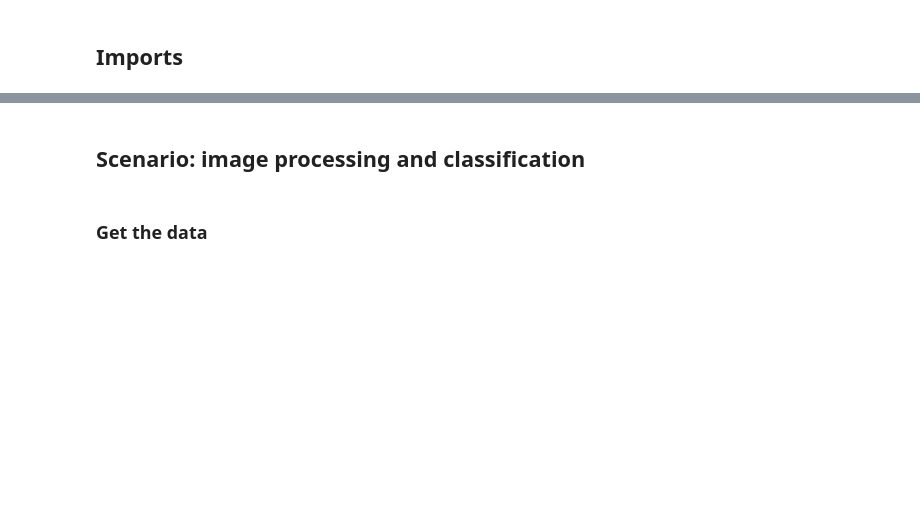
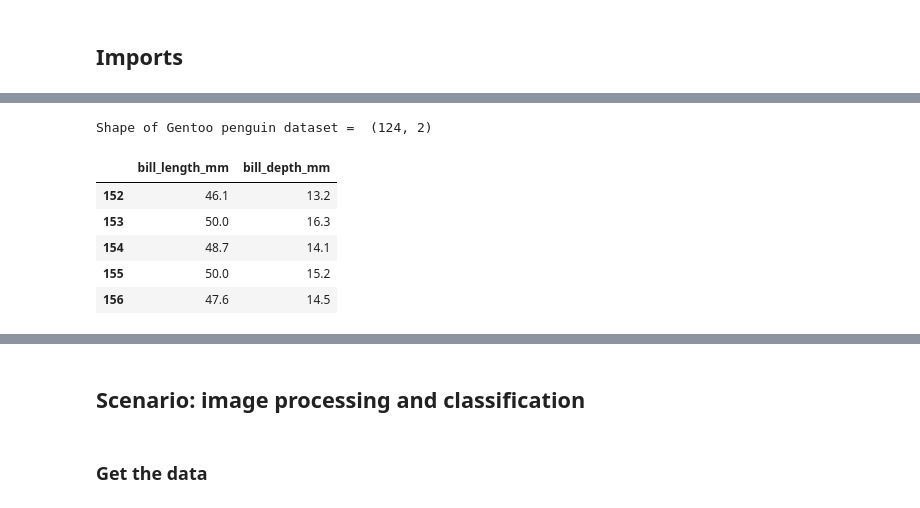
Before and after one commit to MLWorkshops/mlinterviews, a Jupyter notebook: machine_learning_foundations/Machine_Learning_Foundations.ipynb, the cells around one changed output, grey strips where cells are left out. Cells and saved outputs as stored; diff of their text form; code cells hidden in the pictures; blank space fills up the shorter version.

```diff
--- a/machine_learning_foundations/Machine_Learning_Foundations.ipynb
+++ b/machine_learning_foundations/Machine_Learning_Foundations.ipynb
@@ -63,0 +95,16 @@ plt.rcParams['figure.facecolor'] = 'grey'
+# %%
+gentoo_data = penguin_data[penguin_data['species'] == 'Gentoo']
+
+# Select two quantitative features
+gentoo_data = gentoo_data[['bill_length_mm', 'bill_depth_mm']]
+
+print('Shape of Gentoo penguin dataset = ', gentoo_data.shape)
+gentoo_data.head()
+# %% [output]
+Shape of Gentoo penguin dataset =  (124, 2)
+|  | bill_length_mm | bill_depth_mm |
+| 152 | 46.1 | 13.2 |
+| 153 | 50.0 | 16.3 |
+| 154 | 48.7 | 14.1 |
+| 155 | 50.0 | 15.2 |
+| 156 | 47.6 | 14.5 |
```
Also changed, not shown: parts of 32 cells of this notebook, 2 other files.
